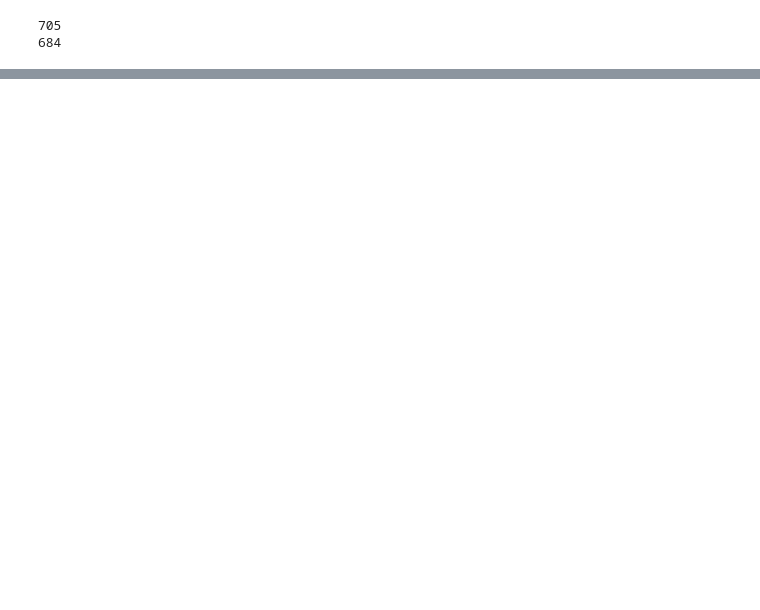
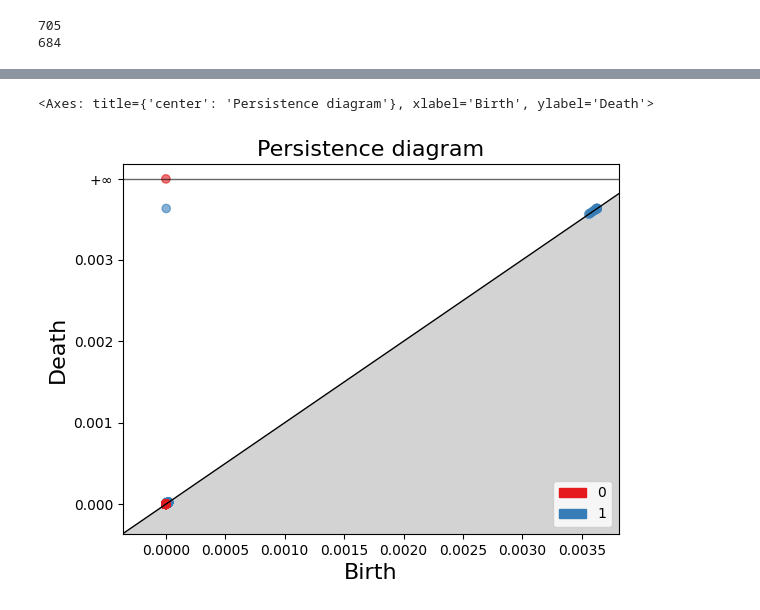
Before and after one commit to tobbensol/masters-thesis, a Jupyter notebook: cyclic_dataset_exploration.ipynb, the cells around one changed output, grey strips where cells are left out. Drawn from its saved outputs; the diff is of its cells as text; code cells hidden in the pictures; blank space fills up the shorter version.

```diff
--- a/cyclic_dataset_exploration.ipynb
+++ b/cyclic_dataset_exploration.ipynb
@@ -87,0 +91,7 @@ fig.set_figwidth(6)
+# %%
+tree = trees[np.where(clustering == i)[0][0]]
+points = paths[np.where(clustering == i)[0][0]]
+gudhi.plot_persistence_diagram(tree.persistence())
+# %% [output]
+<Axes: title={'center': 'Persistence diagram'}, xlabel='Birth', ylabel='Death'>
+[figure, added]
```
Also changed, not shown: parts of 6 cells of this notebook, 2 other files.
